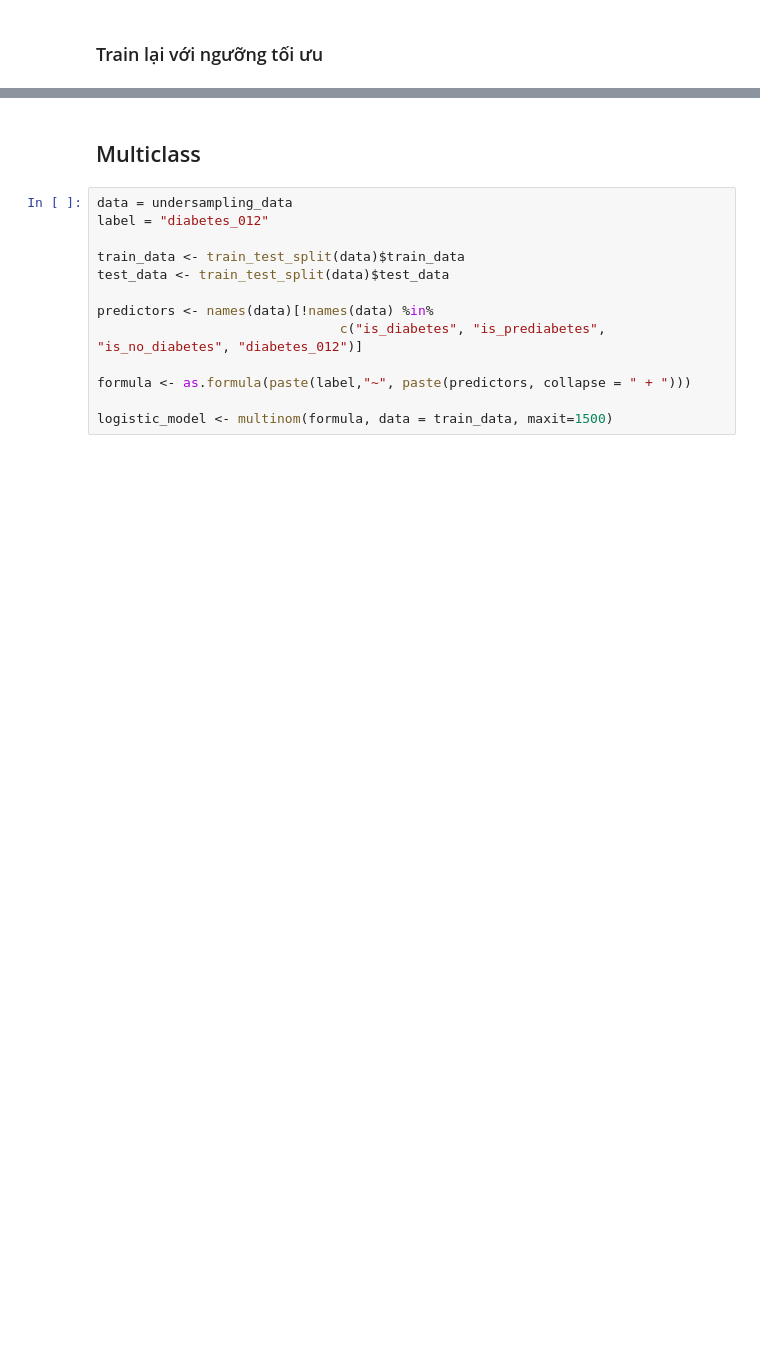
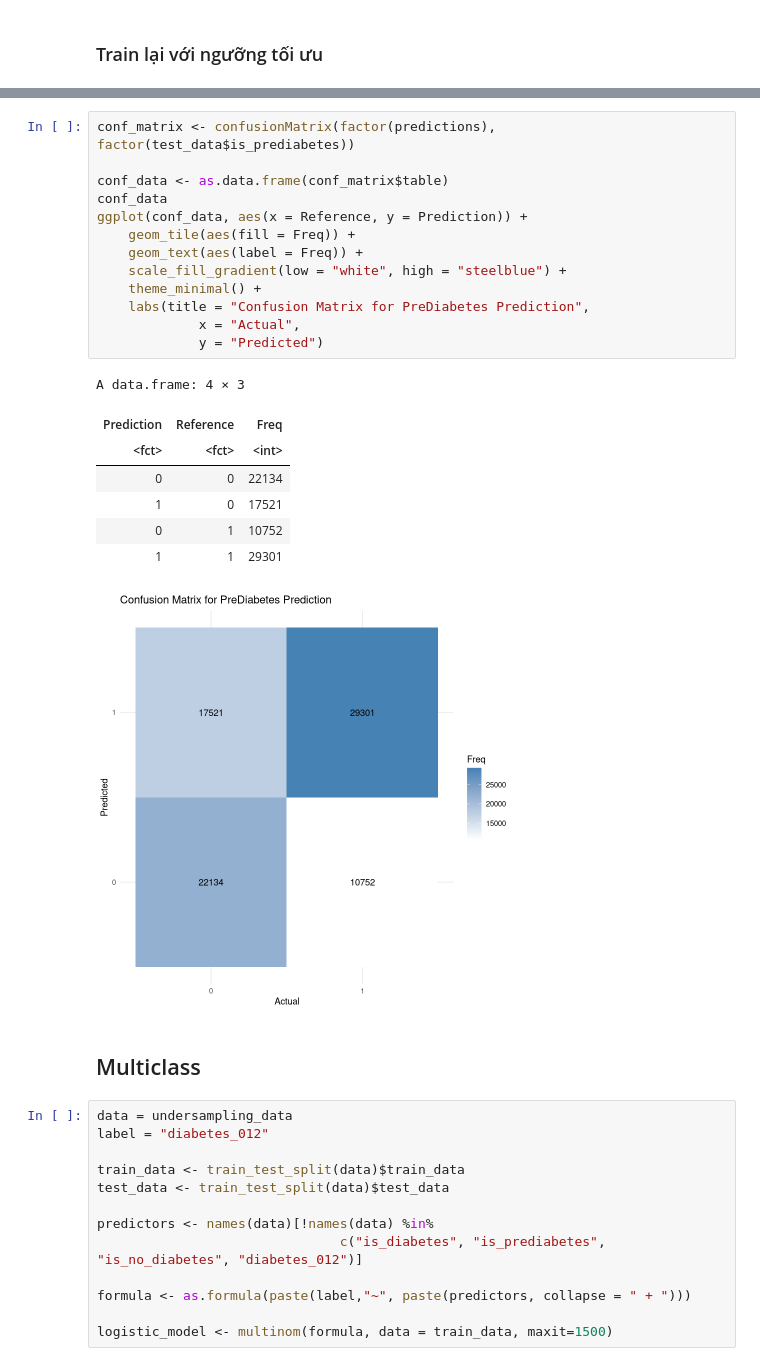
Before and after one commit to tandao0909/statistical-data-processing-project, a Jupyter notebook: model/logistic.ipynb, the cells around one changed output, grey strips where cells are left out. Cells and saved outputs as stored; diff of their text form; blank space fills up the shorter version.

```diff
--- a/model/logistic.ipynb
+++ b/model/logistic.ipynb
@@ -366,3 +514,25 @@ Setting direction: controls < cases
+# %%
+conf_matrix <- confusionMatrix(factor(predictions), factor(test_data$is_prediabetes))
+
+conf_data <- as.data.frame(conf_matrix$table)
+conf_data
+ggplot(conf_data, aes(x = Reference, y = Prediction)) +
+    geom_tile(aes(fill = Freq)) +
+    geom_text(aes(label = Freq)) +
+    scale_fill_gradient(low = "white", high = "steelblue") +
+    theme_minimal() +
+    labs(title = "Confusion Matrix for PreDiabetes Prediction",
+             x = "Actual",
+             y = "Predicted")
+# %% [output]
+A data.frame: 4 × 3
+| Prediction | Reference | Freq |
+| <fct> | <fct> | <int> |
+| 0 | 0 | 22134 |
+| 1 | 0 | 17521 |
+| 0 | 1 | 10752 |
+| 1 | 1 | 29301 |
+[figure, added]
 # %% [markdown]
 ## Multiclass
 # %%
```
Also changed, not shown: parts of 19 cells of this notebook.
